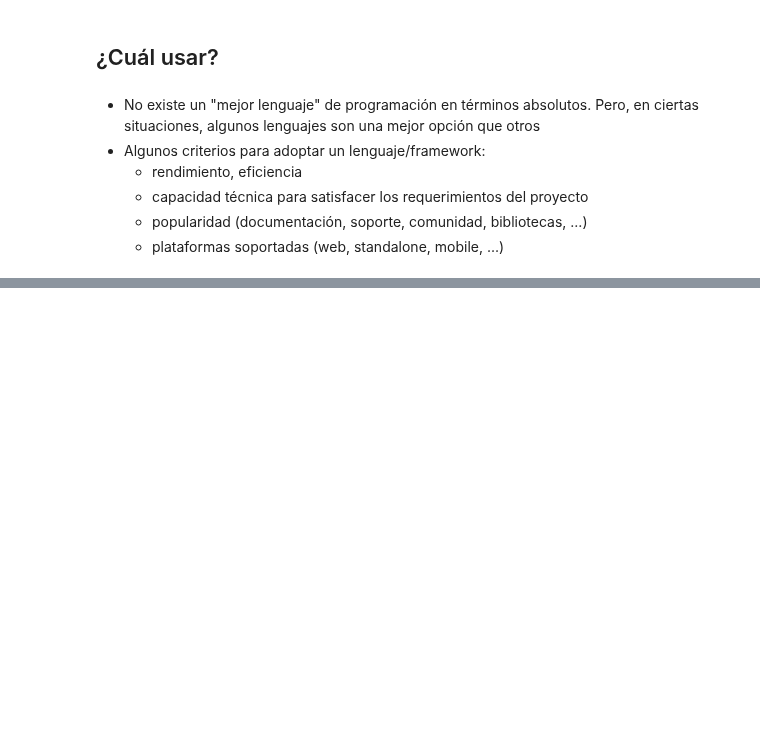
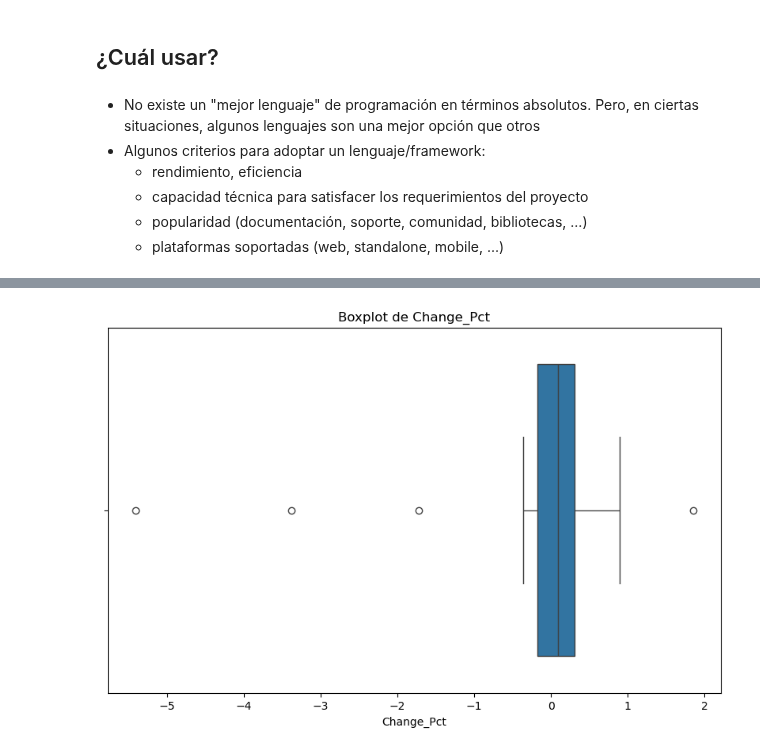
Before and after one commit to ppandomail/lp, a Jupyter notebook: doc/01-intro.ipynb, the cells around one changed output, grey strips where cells are left out. Cells and saved outputs as stored; diff of their text form; code cells hidden in the pictures; blank space fills up the shorter version.

```diff
--- a/doc/01-intro.ipynb
+++ b/doc/01-intro.ipynb
@@ -258,0 +423,8 @@
+# %%
+# Boxplot de Change_Pct
+plt.figure(figsize=(10,6))
+sns.boxplot(x=df['Change_Pct'])
+plt.title("Boxplot de Change_Pct")
+plt.show()
+# %% [output]
+[figure, added]
```
Also changed, not shown: parts of 29 cells of this notebook, 2 other files.
